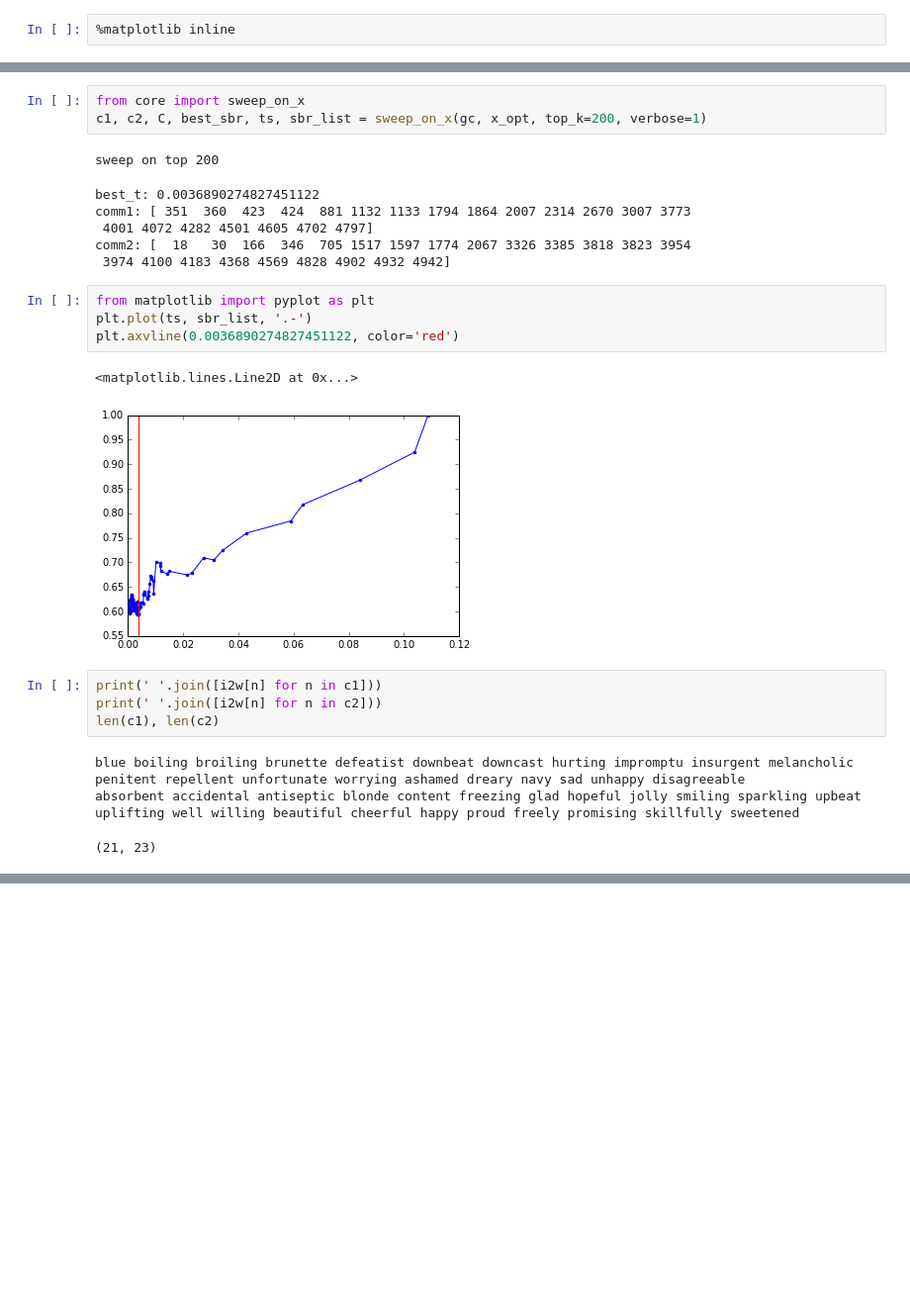
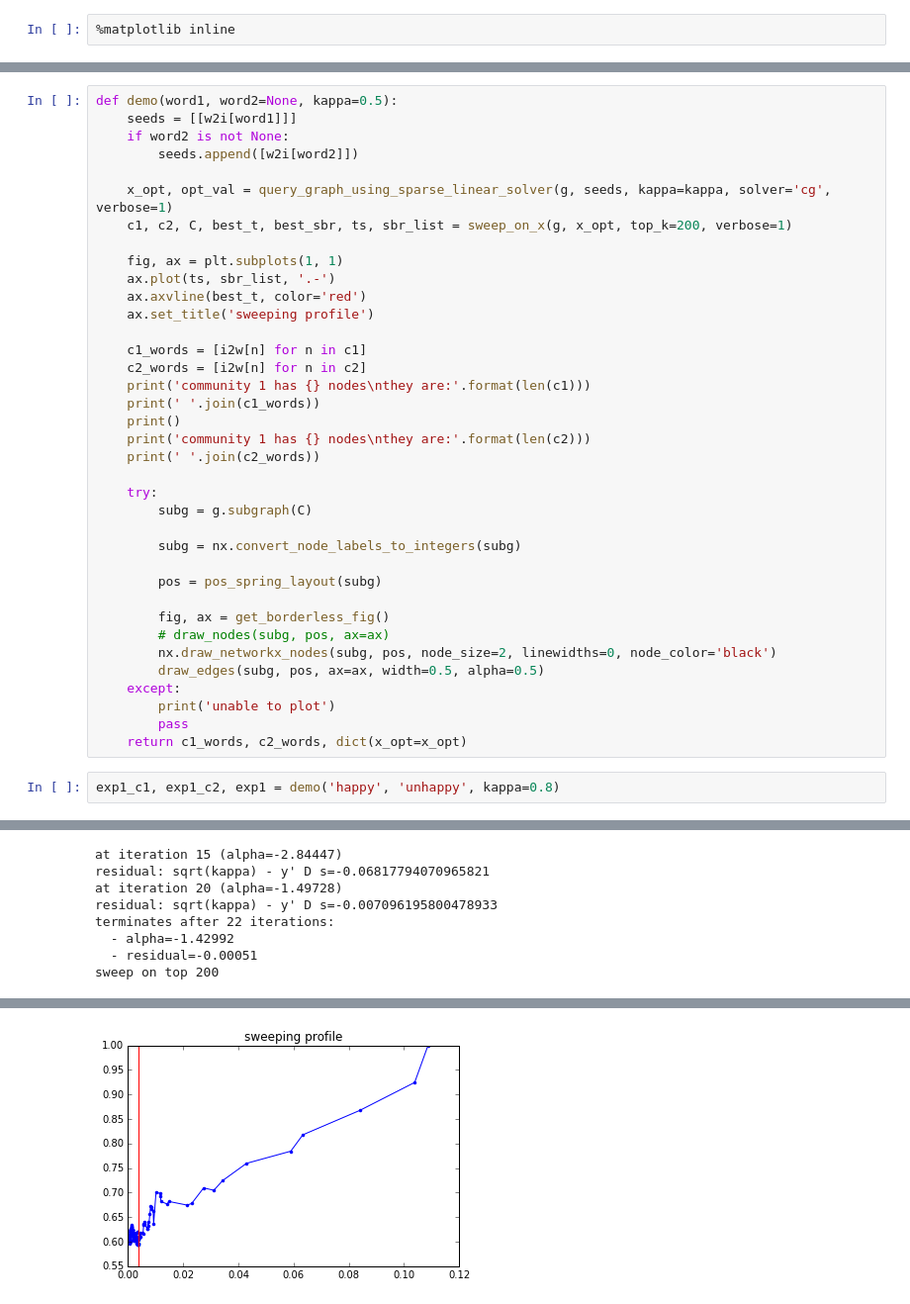
Before and after one commit to xiaohan2012/signed-local-community, a Jupyter notebook: case-study-on-word-graph.ipynb, the cells around one changed output, grey strips where cells are left out. Shown at 99% size. Drawn from its saved outputs; the diff is of its cells as text; blank space fills up the shorter version.

```diff
--- a/case-study-on-word-graph.ipynb
+++ b/case-study-on-word-graph.ipynb
@@ -61,25 +56,40 @@ terminates after 22 iterations:
-# %%
-from core import sweep_on_x
-c1, c2, C, best_sbr, ts, sbr_list = sweep_on_x(gc, x_opt, top_k=200, verbose=1)
-# %% [output]
-sweep on top 200
-best_t: 0.0036890274827451122
-comm1: [ 351  360  423  424  881 1132 1133 1794 1864 2007 2314 2670 3007 3773
- 4001 4072 4282 4501 4605 4702 4797]
-comm2: [  18   30  166  346  705 1517 1597 1774 2067 3326 3385 3818 3823 3954
- 3974 4100 4183 4368 4569 4828 4902 4932 4942]
-# %%
-from matplotlib import pyplot as plt
-plt.plot(ts, sbr_list, '.-')
-plt.axvline(0.0036890274827451122, color='red')
-# %% [output]
-<matplotlib.lines.Line2D at 0x...>
-[figure, removed]
-# %%
-print(' '.join([i2w[n] for n in c1]))
-print(' '.join([i2w[n] for n in c2]))
-len(c1), len(c2)
-# %% [output]
-blue boiling broiling brunette defeatist downbeat downcast hurting impromptu insurgent melancholic penitent repellent unfortunate worrying ashamed dreary navy sad unhappy disagreeable
-absorbent accidental antiseptic blonde content freezing glad hopeful jolly smiling sparkling upbeat uplifting well willing beautiful cheerful happy proud freely promising skillfully sweetened
-(21, 23)
+# %%
+def demo(word1, word2=None, kappa=0.5):
+    seeds = [[w2i[word1]]]
+    if word2 is not None:
+        seeds.append([w2i[word2]])
+
+    x_opt, opt_val = query_graph_using_sparse_linear_solver(g, seeds, kappa=kappa, solver='cg', verbose=1)
+    c1, c2, C, best_t, best_sbr, ts, sbr_list = sweep_on_x(g, x_opt, top_k=200, verbose=1)
+
+    fig, ax = plt.subplots(1, 1)
+    ax.plot(ts, sbr_list, '.-')
+    ax.axvline(best_t, color='red')
+    ax.set_title('sweeping profile')
+
+    c1_words = [i2w[n] for n in c1]
+    c2_words = [i2w[n] for n in c2]
+    print('community 1 has {} nodes\nthey are:'.format(len(c1)))
+    print(' '.join(c1_words))
+    print()
+    print('community 1 has {} nodes\nthey are:'.format(len(c2)))
+    print(' '.join(c2_words))
+
+    try:
+        subg = g.subgraph(C)
+
+        subg = nx.convert_node_labels_to_integers(subg)
+
+        pos = pos_spring_layout(subg)
+
+        fig, ax = get_borderless_fig()
+        # draw_nodes(subg, pos, ax=ax)
+        nx.draw_networkx_nodes(subg, pos, node_size=2, linewidths=0, node_color='black')
+        draw_edges(subg, pos, ax=ax, width=0.5, alpha=0.5)
+    except:
+        print('unable to plot')
+        pass
+    return c1_words, c2_words, dict(x_opt=x_opt)
+# %%
+exp1_c1, exp1_c2, exp1 = demo('happy', 'unhappy', kappa=0.8)
+# %% [output]
@@ -85,0 +102,8 @@ absorbent accidental antiseptic blonde content freezing glad hopeful jolly smili
+at iteration 15 (alpha=-2.84447)
+residual: sqrt(kappa) - y' D s=-0.06817794070965821
+at iteration 20 (alpha=-1.49728)
+residual: sqrt(kappa) - y' D s=-0.007096195800478933
+terminates after 22 iterations:
+  - alpha=-1.42992
+  - residual=-0.00051
+sweep on top 200
@@ -85,0 +122 @@ absorbent accidental antiseptic blonde content freezing glad hopeful jolly smili
+[figure, added]
```
Also changed, not shown: parts of 23 cells of this notebook, 1 other file.
